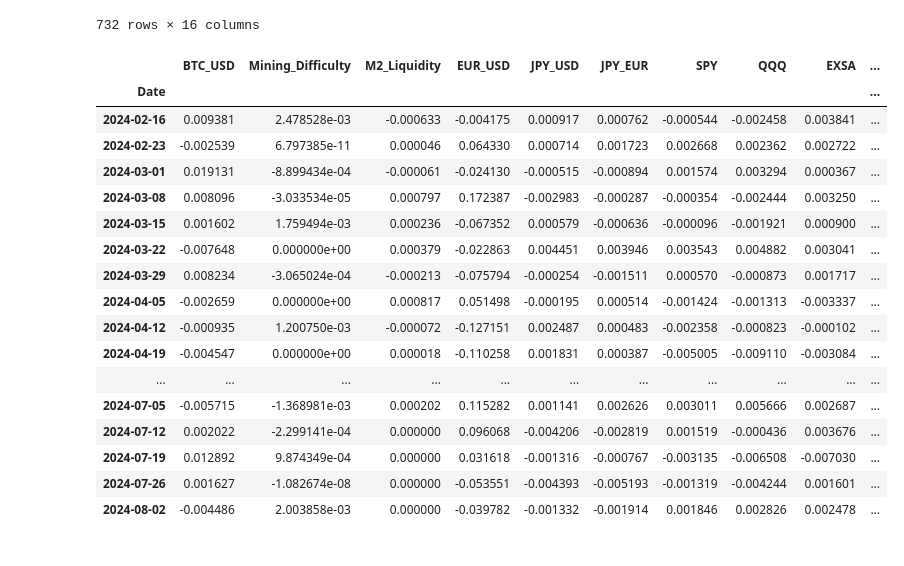
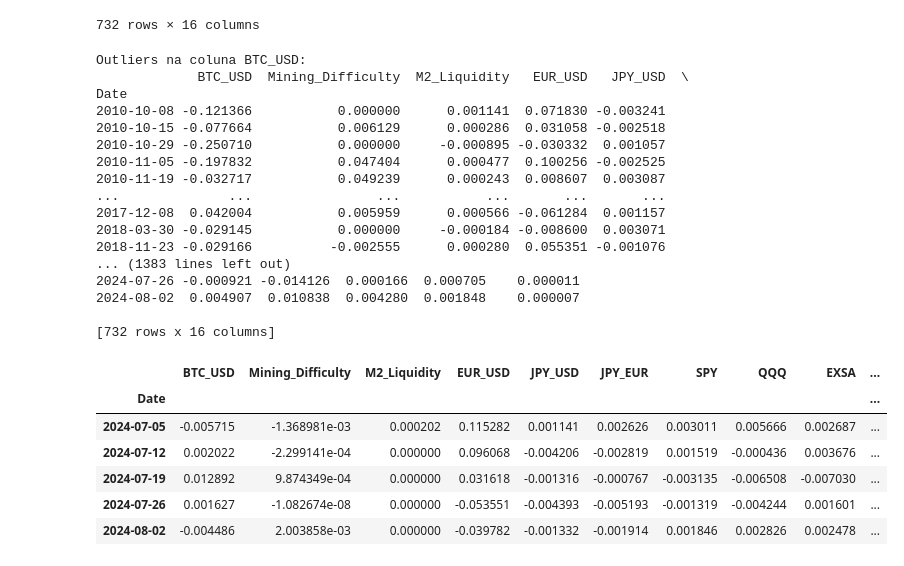
Before and after one commit to notp1ssed/ProjetoFinal-PosGraduacaoEngenhariaFinanceira, a Jupyter notebook: projeto_download_join_data.ipynb, the cells around one changed output. Saved outputs shown, nothing was run; the diff lists cells and outputs as text; code cells hidden in the pictures.

```diff
--- a/projeto_download_join_data.ipynb
+++ b/projeto_download_join_data.ipynb
@@ -565,22 +621,35 @@ week_cumulative_df
 
 log_week_cumulative_df = np.log10(week_cumulative_df) # transformacao logaritcmica de todas as colunas
 pct_log_week_cumulative_df = log_week_cumulative_df.pct_change()
+# %%
+# Aplicando a detecção de outliers e a winsorização em todas as colunas
+for column in pct_log_week_cumulative_df.columns:
+    detect_outliers_and_winsorize(pct_log_week_cumulative_df, column)
+
+print("\nDataFrame após winsorização:\n", pct_log_week_cumulative_df)
+# %% [output]
+Outliers na coluna BTC_USD:
+             BTC_USD  Mining_Difficulty  M2_Liquidity   EUR_USD   JPY_USD  \
+Date
+2010-10-08 -0.121366           0.000000      0.001141  0.071830 -0.003241
+2010-10-15 -0.077664           0.006129      0.000286  0.031058 -0.002518
+2010-10-29 -0.250710           0.000000     -0.000895 -0.030332  0.001057
+2010-11-05 -0.197832           0.047404      0.000477  0.100256 -0.002525
+2010-11-19 -0.032717           0.049239      0.000243  0.008607  0.003087
+...              ...                ...           ...       ...       ...
+2017-12-08  0.042004           0.005959      0.000566 -0.061284  0.001157
+2018-03-30 -0.029145           0.000000     -0.000184 -0.008600  0.003071
+2018-11-23 -0.029166          -0.002555      0.000280  0.055351 -0.001076
+... (1383 lines left out)
+2024-07-26 -0.000921 -0.014126  0.000166  0.000705    0.000011
+2024-08-02  0.004907  0.010838  0.004280  0.001848    0.000007
+
+[732 rows x 16 columns]
 # %%
-pct_log_week_cumulative_df.tail(25)
+pct_log_week_cumulative_df.tail()
 # %% [output]
 |  | BTC_USD | Mining_Difficulty | M2_Liquidity | EUR_USD | JPY_USD | JPY_EUR | SPY | QQQ | EXSA | ... |
 | Date |  |  |  |  |  |  |  |  |  | ... |
-| 2024-02-16 | 0.009381 | 2.478528e-03 | -0.000633 | -0.004175 | 0.000917 | 0.000762 | -0.000544 | -0.002458 | 0.003841 | ... |
-| 2024-02-23 | -0.002539 | 6.797385e-11 | 0.000046 | 0.064330 | 0.000714 | 0.001723 | 0.002668 | 0.002362 | 0.002722 | ... |
-| 2024-03-01 | 0.019131 | -8.899434e-04 | -0.000061 | -0.024130 | -0.000515 | -0.000894 | 0.001574 | 0.003294 | 0.000367 | ... |
-| 2024-03-08 | 0.008096 | -3.033534e-05 | 0.000797 | 0.172387 | -0.002983 | -0.000287 | -0.000354 | -0.002444 | 0.003250 | ... |
-| 2024-03-15 | 0.001602 | 1.759494e-03 | 0.000236 | -0.067352 | 0.000579 | -0.000636 | -0.000096 | -0.001921 | 0.000900 | ... |
-| 2024-03-22 | -0.007648 | 0.000000e+00 | 0.000379 | -0.022863 | 0.004451 | 0.003946 | 0.003543 | 0.004882 | 0.003041 | ... |
-| 2024-03-29 | 0.008234 | -3.065024e-04 | -0.000213 | -0.075794 | -0.000254 | -0.001511 | 0.000570 | -0.000873 | 0.001717 | ... |
-| 2024-04-05 | -0.002659 | 0.000000e+00 | 0.000817 | 0.051498 | -0.000195 | 0.000514 | -0.001424 | -0.001313 | -0.003337 | ... |
-| 2024-04-12 | -0.000935 | 1.200750e-03 | -0.000072 | -0.127151 | 0.002487 | 0.000483 | -0.002358 | -0.000823 | -0.000102 | ... |
-| 2024-04-19 | -0.004547 | 0.000000e+00 | 0.000018 | -0.110258 | 0.001831 | 0.000387 | -0.005005 | -0.009110 | -0.003084 | ... |
-| ... | ... | ... | ... | ... | ... | ... | ... | ... | ... | ... |
 | 2024-07-05 | -0.005715 | -1.368981e-03 | 0.000202 | 0.115282 | 0.001141 | 0.002626 | 0.003011 | 0.005666 | 0.002687 | ... |
 | 2024-07-12 | 0.002022 | -2.299141e-04 | 0.000000 | 0.096068 | -0.004206 | -0.002819 | 0.001519 | -0.000436 | 0.003676 | ... |
 | 2024-07-19 | 0.012892 | 9.874349e-04 | 0.000000 | 0.031618 | -0.001316 | -0.000767 | -0.003135 | -0.006508 | -0.007030 | ... |
```
Also changed, not shown: parts of 4 cells of this notebook, 2 other files.
